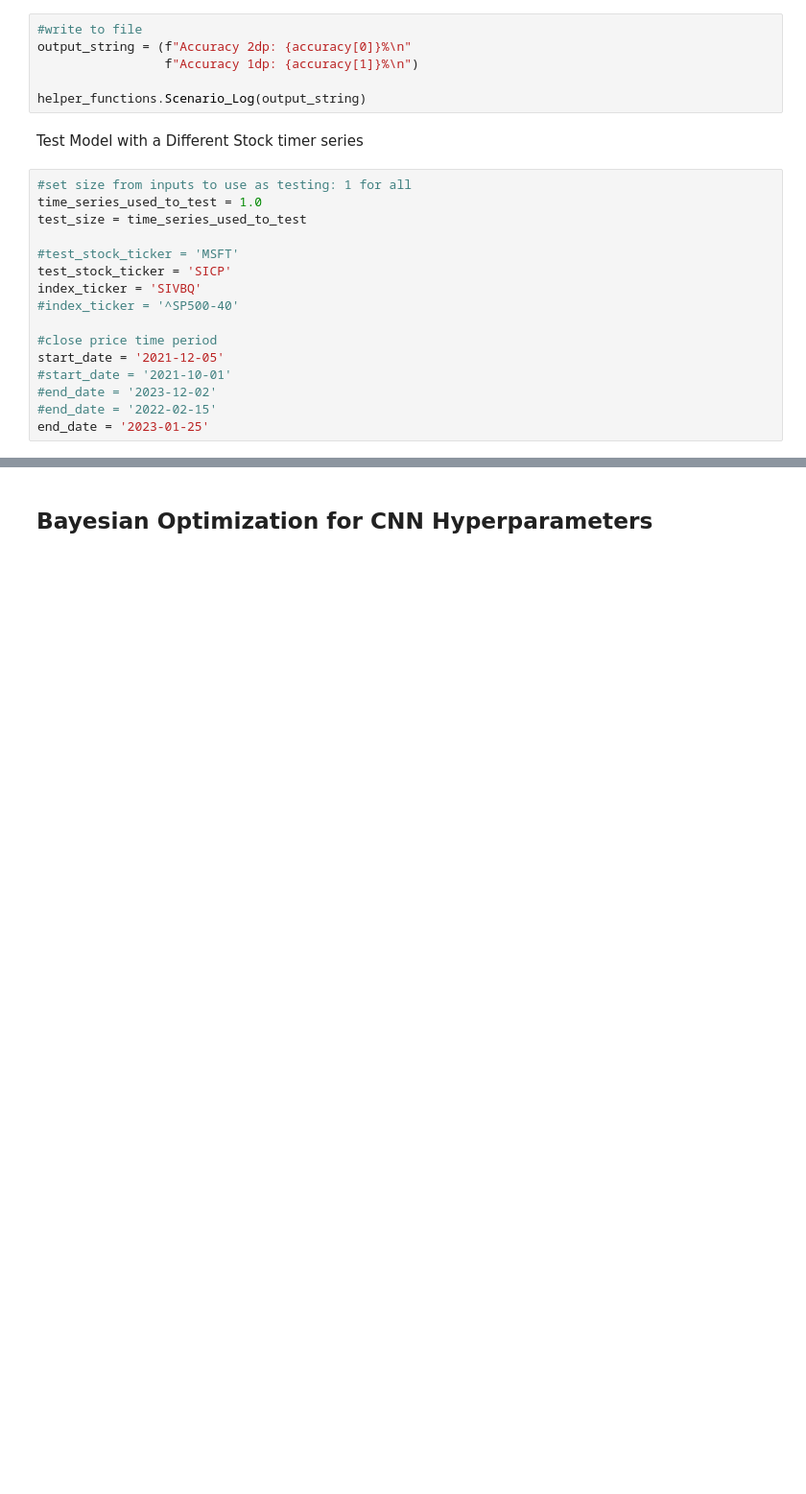
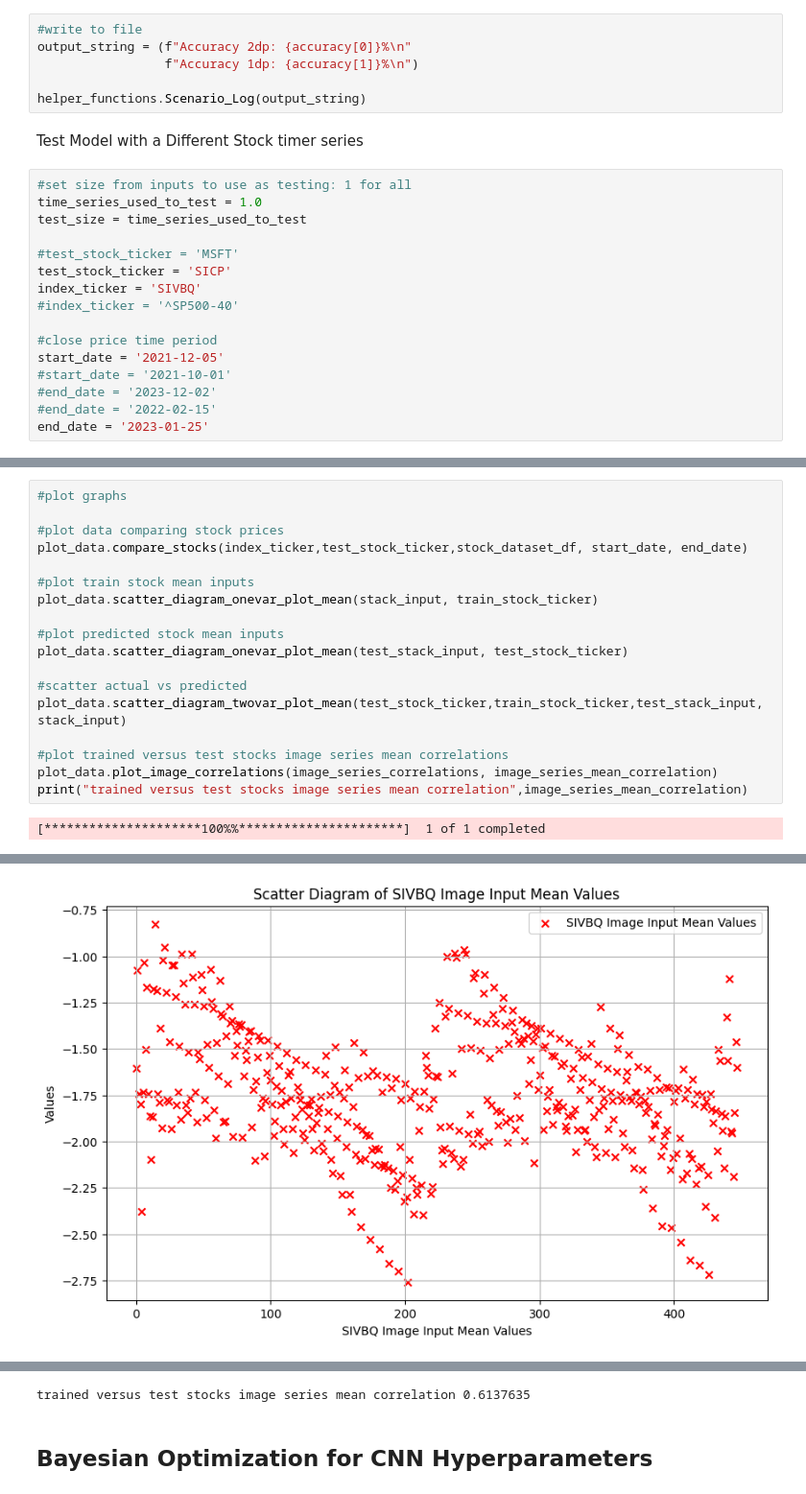
Before and after one commit to sergiosolorzano/financial-asset-gap-risk-nn-prediction, a Jupyter notebook: CNN-share-price-prediction/X-Channel-Images-Project/project_2_channel.ipynb, the cells around one changed output, grey strips where cells are left out. Shown at 96% size. Drawn from its saved outputs; the diff is of its cells as text; blank space fills up the shorter version.

```diff
--- a/CNN-share-price-prediction/X-Channel-Images-Project/project_2_channel.ipynb
+++ b/CNN-share-price-prediction/X-Channel-Images-Project/project_2_channel.ipynb
@@ -881,0 +875,20 @@ R2: -0.21299445629119873
+# %%
+#plot graphs
+
+#plot data comparing stock prices
+plot_data.compare_stocks(index_ticker,test_stock_ticker,stock_dataset_df, start_date, end_date)
+
+#plot train stock mean inputs
+plot_data.scatter_diagram_onevar_plot_mean(stack_input, train_stock_ticker)
+
+#plot predicted stock mean inputs
+plot_data.scatter_diagram_onevar_plot_mean(test_stack_input, test_stock_ticker)
+
+#scatter actual vs predicted
+plot_data.scatter_diagram_twovar_plot_mean(test_stock_ticker,train_stock_ticker,test_stack_input, stack_input)
+
+#plot trained versus test stocks image series mean correlations
+plot_data.plot_image_correlations(image_series_correlations, image_series_mean_correlation)
+print("trained versus test stocks image series mean correlation",image_series_mean_correlation)
+# %% [output]
+[*********************100%%**********************]  1 of 1 completed
@@ -881,0 +896 @@ R2: -0.21299445629119873
+[figure, added]
@@ -882,3 +900,4 @@ R2: -0.21299445629119873
+trained versus test stocks image series mean correlation 0.6137635
 # %% [markdown]
 ## Bayesian Optimization for CNN Hyperparameters
 # %%
```
Also changed, not shown: parts of 17 cells of this notebook, 13 other files.
